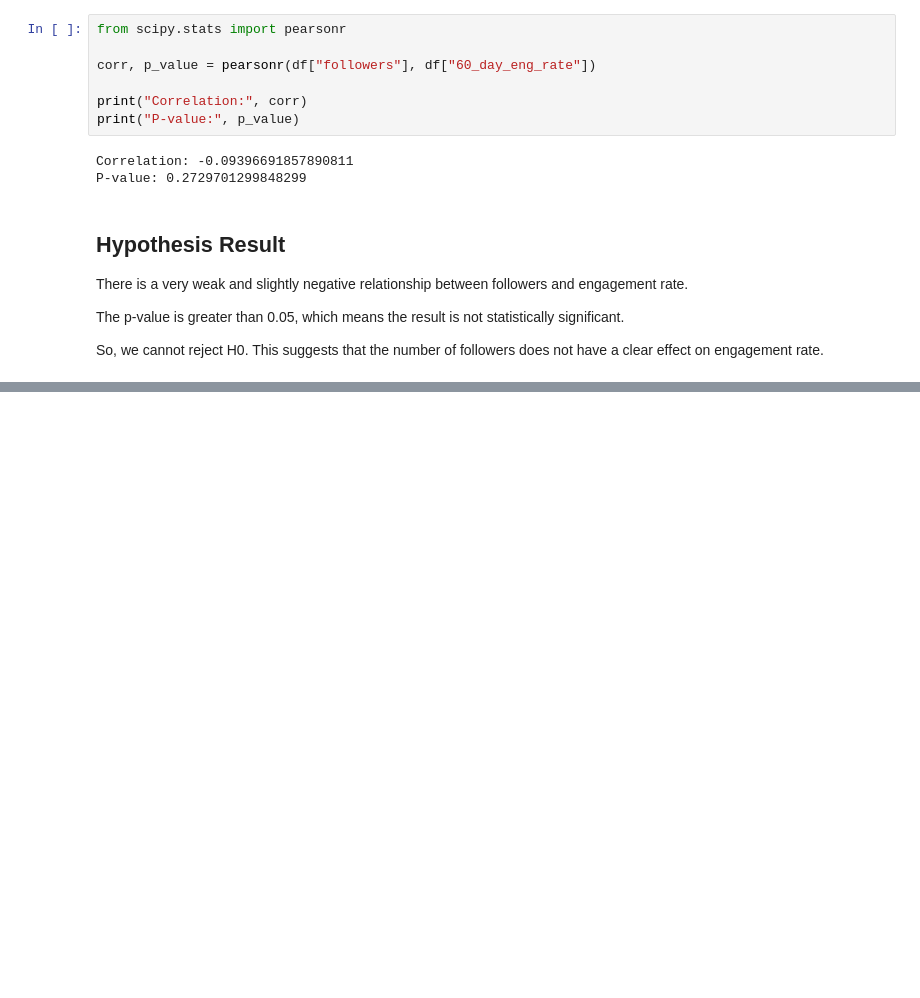
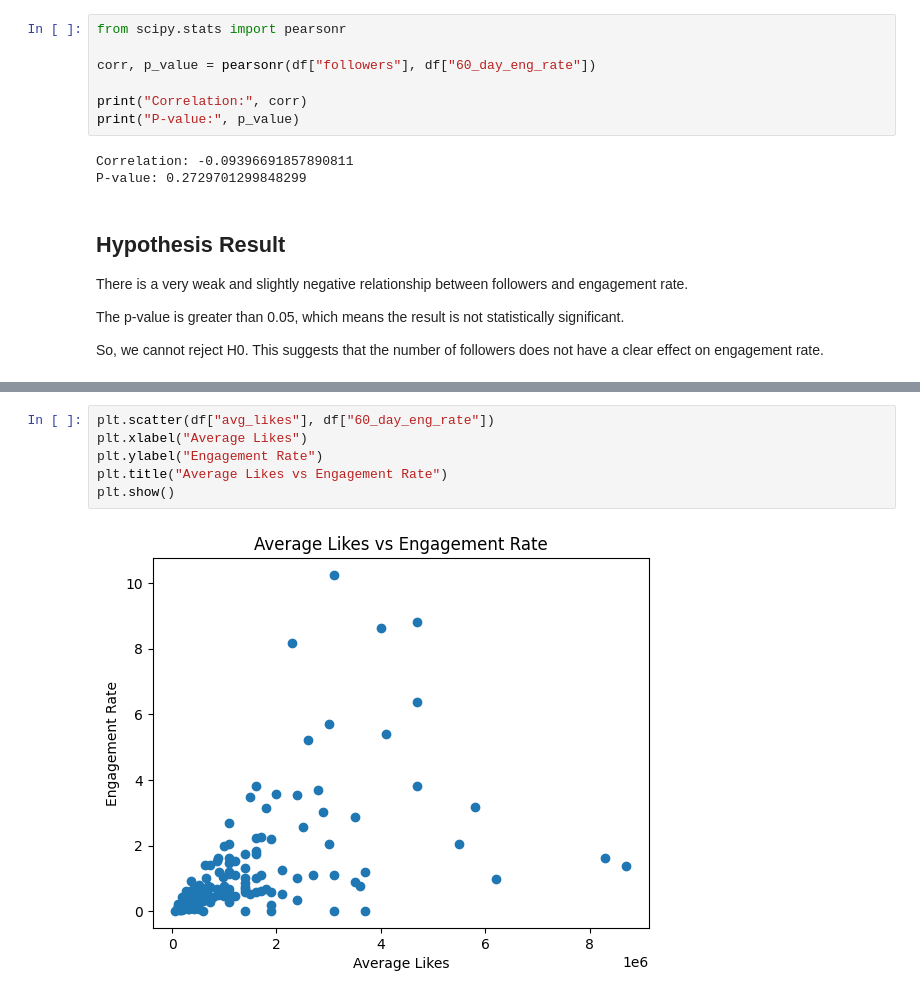
Before and after one commit to silaozturkler/DSA210-sila-ozturkler, a Jupyter notebook: dsa210sila.ipynb, the cells around one changed output, grey strips where cells are left out. Saved outputs shown, nothing was run; the diff lists cells and outputs as text; blank space fills up the shorter version.

```diff
--- a/dsa210sila.ipynb
+++ b/dsa210sila.ipynb
@@ -112,0 +131,8 @@ So, we cannot reject H0. This suggests that the number of followers does not hav
+# %%
+plt.scatter(df["avg_likes"], df["60_day_eng_rate"])
+plt.xlabel("Average Likes")
+plt.ylabel("Engagement Rate")
+plt.title("Average Likes vs Engagement Rate")
+plt.show()
+# %% [output]
+[figure, added]
```
Also changed, not shown: parts of 7 cells of this notebook.
